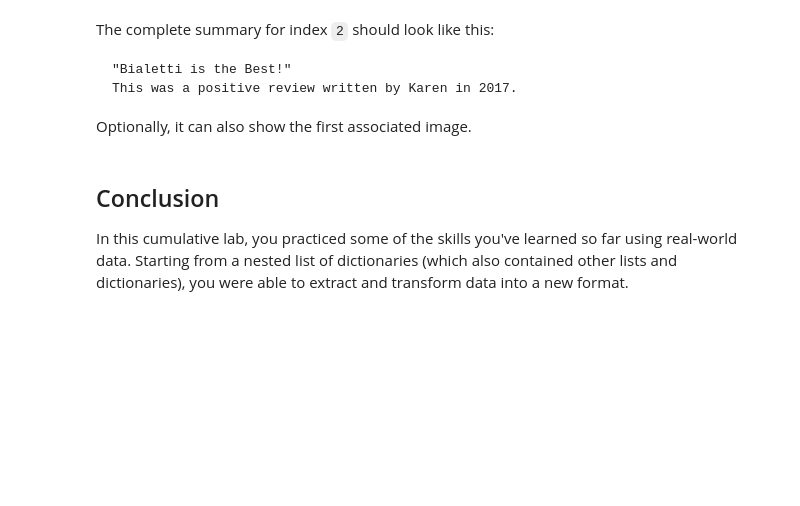
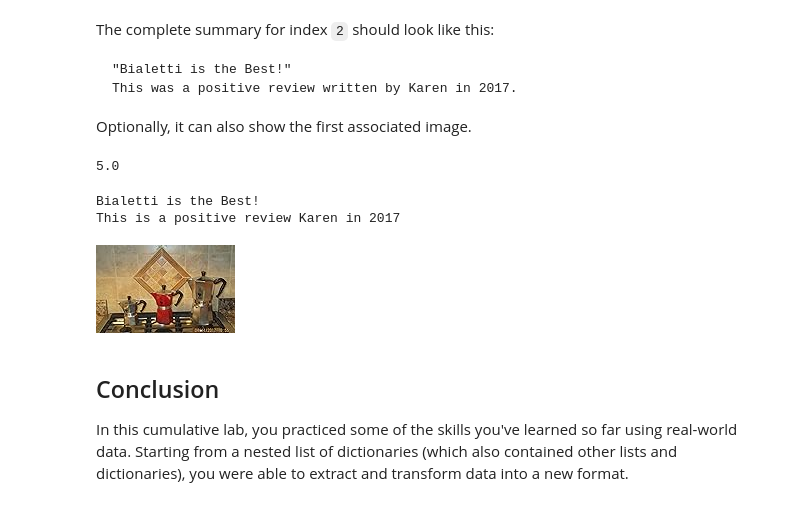
Before and after one commit to marxmayama/dsc-python-essentials-lab, a Jupyter notebook: index.ipynb, the cells around one changed output. Drawn from its saved outputs; the diff is of its cells as text; code cells hidden in the pictures; blank space fills up the shorter version.

```diff
--- a/index.ipynb
+++ b/index.ipynb
@@ -221,7 +301,8 @@ Ok, it looks like this is is a string showing the month, the day, and then the y
 # %%
 # Replace None with appropriate code
 positive_review_year = None
-positive_review_year
+positive_review_year = positive_review_time[7:]
+positive_review_year = int(positive_review_year)
 # %%
 # Run this cell without changes
 # This should show `int`
@@ -231,2 +318,7 @@ Repeat the same logic for the negative review and the neutral review
 # %%
 # Your code here for the negative review
+negative_review_time = negative_review["review_time"]
+negative_review_year = None
+negative_review_year = negative_review_time[6:]
+negative_review_year = int(negative_review_year)
+negative_review_year
@@ -233,2 +331,7 @@ Repeat the same logic for the negative review and the neutral review
 # %%
 # Your code here for the neutral review
+neutral_review_time = neutral_review["review_time"]
+neutral_review_year = None
+neutral_review_year = neutral_review_time[6:]
+neutral_review_year = int(neutral_review_year)
+neutral_review_year
@@ -297,3 +432,28 @@ Optionally, it can also show the first associated image.
+# %%
+selected_rating = reviews[review_index]['rating']
+selected_rating
+# %% [output]
+5.0
+# %%
+# Your code here
+print(reviews[review_index]['review_title'])
+selected_rating = None
+selected_rating = reviews[review_index]['rating']
+
+if selected_rating == 4:
+    print('This is a positive review',reviews[review_index]['reviewer_name'], 'in',positive_review_year)
+elif selected_rating > 4:
+    print('This is a positive review', reviews[review_index]['reviewer_name'], 'in',positive_review_year)
+elif selected_rating == 3:
+    print('This is a neutral review written by', reviews[review_index]['reviewer_name'], 'in',neutral_review_year)
+else:
+    print('This is a negative review', reviews[review_index]['reviewer_name'], 'in',negative_review_year)
+image_url = reviews[review_index]['images'][0]
+Image(image_url)
+# %% [output]
+Bialetti is the Best!
+This is a positive review Karen in 2017
+[figure, added]
 # %% [markdown]
 ## Conclusion
 
```
Also changed, not shown: parts of 33 cells of this notebook.
